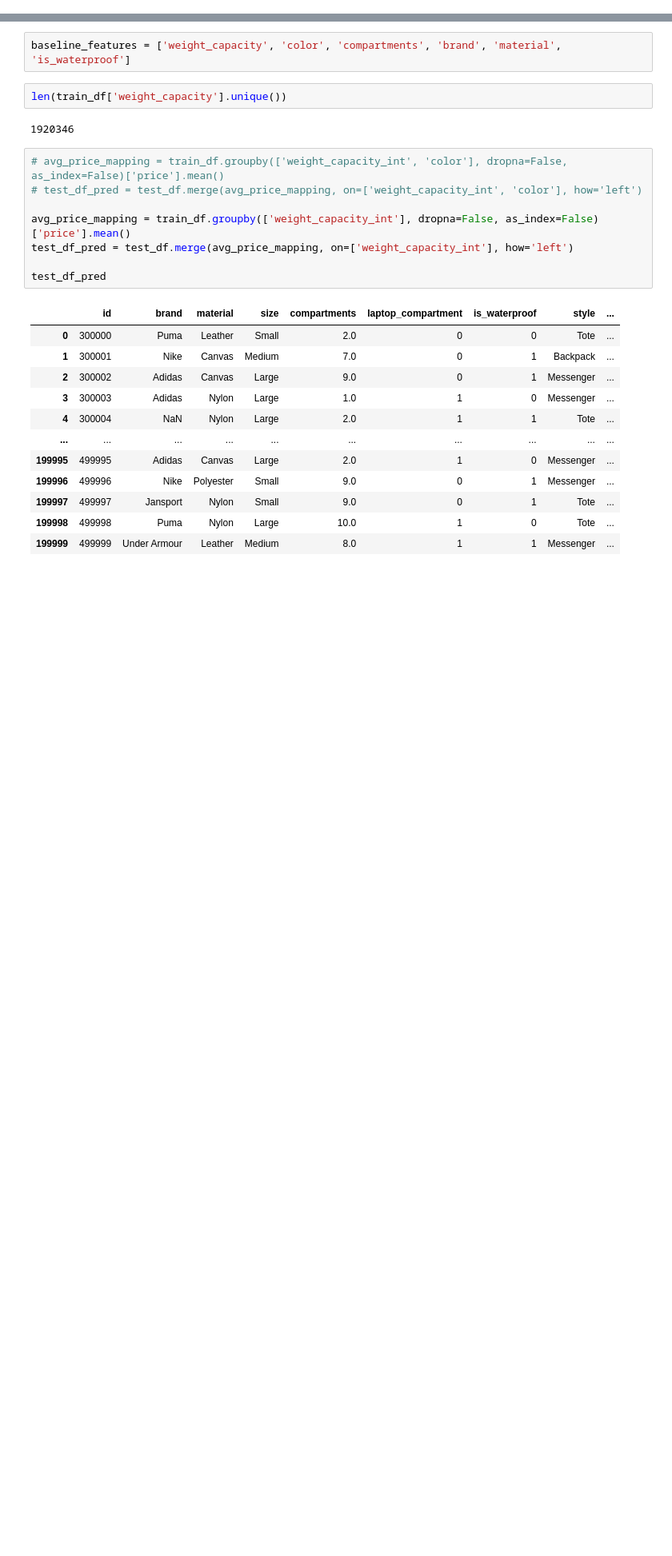
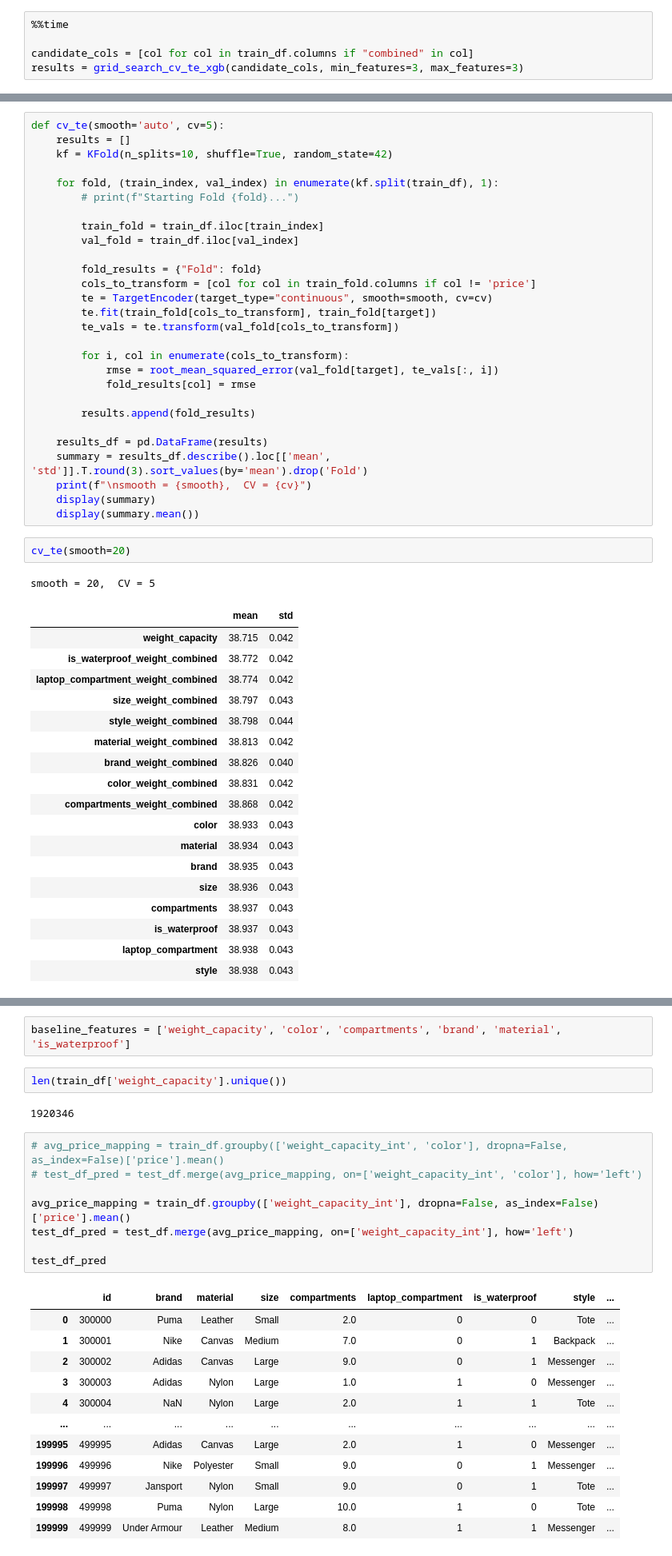
Before and after one commit to Jordanbarker/backpack-prediction-challenge, a Jupyter notebook: notebooks/feature_selection.ipynb, the cells around one changed output, grey strips where cells are left out. Shown at 80% size. Cells and saved outputs as stored; diff of their text form; blank space fills up the shorter version.

```diff
--- a/notebooks/feature_selection.ipynb
+++ b/notebooks/feature_selection.ipynb
@@ -51,0 +360,5 @@ test_df = prepare_data(test_df, is_train=False)
+# %%
+%%time
+
+candidate_cols = [col for col in train_df.columns if "combined" in col]
+results = grid_search_cv_te_xgb(candidate_cols, min_features=3, max_features=3)
@@ -51,0 +375,50 @@ test_df = prepare_data(test_df, is_train=False)
+# %%
+def cv_te(smooth='auto', cv=5):
+    results = []
+    kf = KFold(n_splits=10, shuffle=True, random_state=42)
+
+    for fold, (train_index, val_index) in enumerate(kf.split(train_df), 1):
+        # print(f"Starting Fold {fold}...")
+
+        train_fold = train_df.iloc[train_index]
+        val_fold = train_df.iloc[val_index]
+
+        fold_results = {"Fold": fold}
+        cols_to_transform = [col for col in train_fold.columns if col != 'price']
+        te = TargetEncoder(target_type="continuous", smooth=smooth, cv=cv)
+        te.fit(train_fold[cols_to_transform], train_fold[target])
+        te_vals = te.transform(val_fold[cols_to_transform])
+
+        for i, col in enumerate(cols_to_transform):
+            rmse = root_mean_squared_error(val_fold[target], te_vals[:, i])
+            fold_results[col] = rmse
+
+        results.append(fold_results)
+
+    results_df = pd.DataFrame(results)
+    summary = results_df.describe().loc[['mean', 'std']].T.round(3).sort_values(by='mean').drop('Fold')
+    print(f"\nsmooth = {smooth},  CV = {cv}")
+    display(summary)
+    display(summary.mean())
+# %%
+cv_te(smooth=20)
+# %% [output]
+smooth = 20,  CV = 5
+|  | mean | std |
+| weight_capacity | 38.715 | 0.042 |
+| is_waterproof_weight_combined | 38.772 | 0.042 |
+| laptop_compartment_weight_combined | 38.774 | 0.042 |
+| size_weight_combined | 38.797 | 0.043 |
+| style_weight_combined | 38.798 | 0.044 |
+| material_weight_combined | 38.813 | 0.042 |
+| brand_weight_combined | 38.826 | 0.040 |
+| color_weight_combined | 38.831 | 0.042 |
+| compartments_weight_combined | 38.868 | 0.042 |
+| color | 38.933 | 0.043 |
+| material | 38.934 | 0.043 |
+| brand | 38.935 | 0.043 |
+| size | 38.936 | 0.043 |
+| compartments | 38.937 | 0.043 |
+| is_waterproof | 38.937 | 0.043 |
+| laptop_compartment | 38.938 | 0.043 |
+| style | 38.938 | 0.043 |
```
Also changed, not shown: parts of 40 cells of this notebook.
